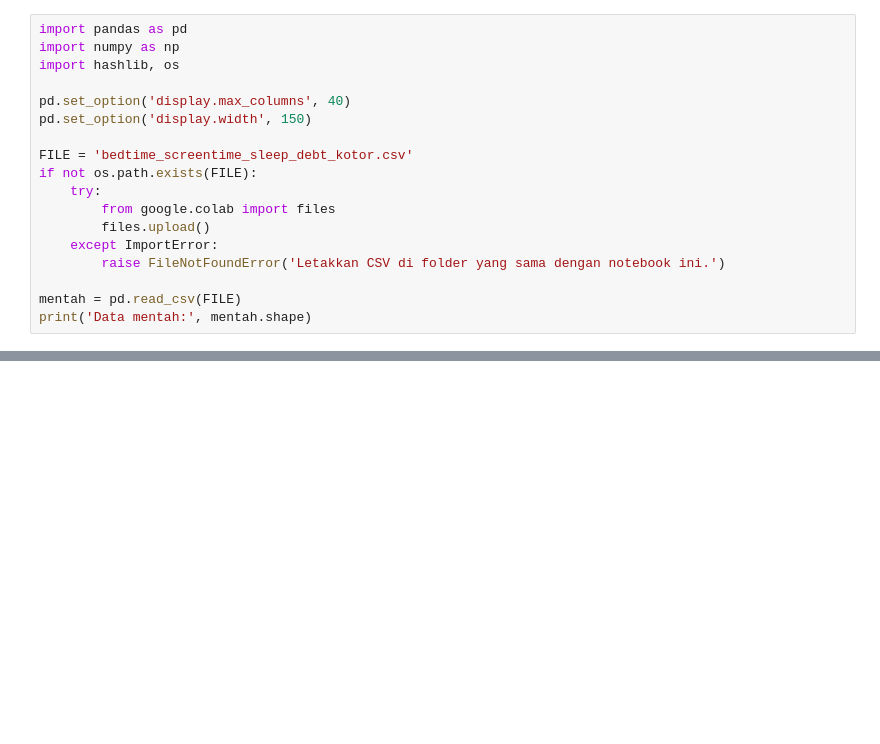
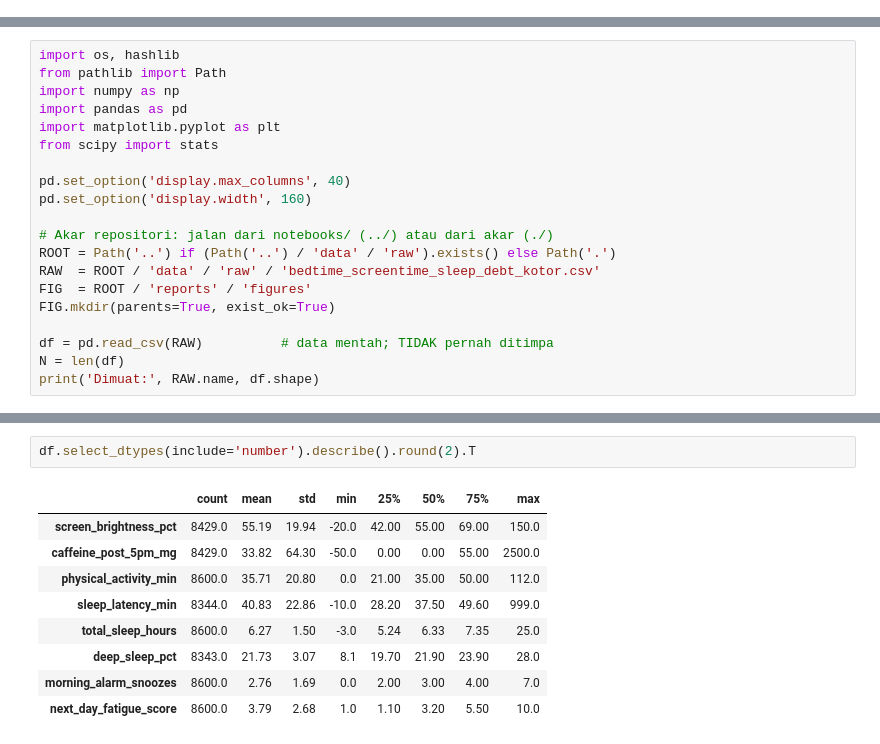
Before and after one commit to Elfikrie/Eda_Project, a Jupyter notebook: notebooks/01_quality.ipynb, the cells around one changed output, grey strips where cells are left out. Saved outputs shown, nothing was run; the diff lists cells and outputs as text; blank space fills up the shorter version.

```diff
--- a/notebooks/01_quality.ipynb
+++ b/notebooks/01_quality.ipynb
@@ -18,18 +0,0 @@ Bagaimana tren sleep latency, total tidur, dan
-# %%
-import pandas as pd
-import numpy as np
-import hashlib, os
-
-pd.set_option('display.max_columns', 40)
-pd.set_option('display.width', 150)
-
-FILE = 'bedtime_screentime_sleep_debt_kotor.csv'
-if not os.path.exists(FILE):
-    try:
-        from google.colab import files
-        files.upload()
-    except ImportError:
-        raise FileNotFoundError('Letakkan CSV di folder yang sama dengan notebook ini.')
-
-mentah = pd.read_csv(FILE)
-print('Data mentah:', mentah.shape)
@@ -619,0 +23,20 @@ operasional pembentukan label.
+# %%
+import os, hashlib
+from pathlib import Path
+import numpy as np
+import pandas as pd
+import matplotlib.pyplot as plt
+from scipy import stats
+
+pd.set_option('display.max_columns', 40)
+pd.set_option('display.width', 160)
+
+# Akar repositori: jalan dari notebooks/ (../) atau dari akar (./)
+ROOT = Path('..') if (Path('..') / 'data' / 'raw').exists() else Path('.')
+RAW  = ROOT / 'data' / 'raw' / 'bedtime_screentime_sleep_debt_kotor.csv'
+FIG  = ROOT / 'reports' / 'figures'
+FIG.mkdir(parents=True, exist_ok=True)
+
+df = pd.read_csv(RAW)          # data mentah; TIDAK pernah ditimpa
+N = len(df)
+print('Dimuat:', RAW.name, df.shape)
@@ -619,0 +100,12 @@ operasional pembentukan label.
+# %%
+df.select_dtypes(include='number').describe().round(2).T
+# %% [output]
+|  | count | mean | std | min | 25% | 50% | 75% | max |
+| screen_brightness_pct | 8429.0 | 55.19 | 19.94 | -20.0 | 42.00 | 55.00 | 69.00 | 150.0 |
+| caffeine_post_5pm_mg | 8429.0 | 33.82 | 64.30 | -50.0 | 0.00 | 0.00 | 55.00 | 2500.0 |
+| physical_activity_min | 8600.0 | 35.71 | 20.80 | 0.0 | 21.00 | 35.00 | 50.00 | 112.0 |
+| sleep_latency_min | 8344.0 | 40.83 | 22.86 | -10.0 | 28.20 | 37.50 | 49.60 | 999.0 |
+| total_sleep_hours | 8600.0 | 6.27 | 1.50 | -3.0 | 5.24 | 6.33 | 7.35 | 25.0 |
+| deep_sleep_pct | 8343.0 | 21.73 | 3.07 | 8.1 | 19.70 | 21.90 | 23.90 | 28.0 |
+| morning_alarm_snoozes | 8600.0 | 2.76 | 1.69 | 0.0 | 2.00 | 3.00 | 4.00 | 7.0 |
+| next_day_fatigue_score | 8600.0 | 3.79 | 2.68 | 1.0 | 1.10 | 3.20 | 5.50 | 10.0 |
```
Also changed, not shown: parts of 65 cells of this notebook, 1 other file.
